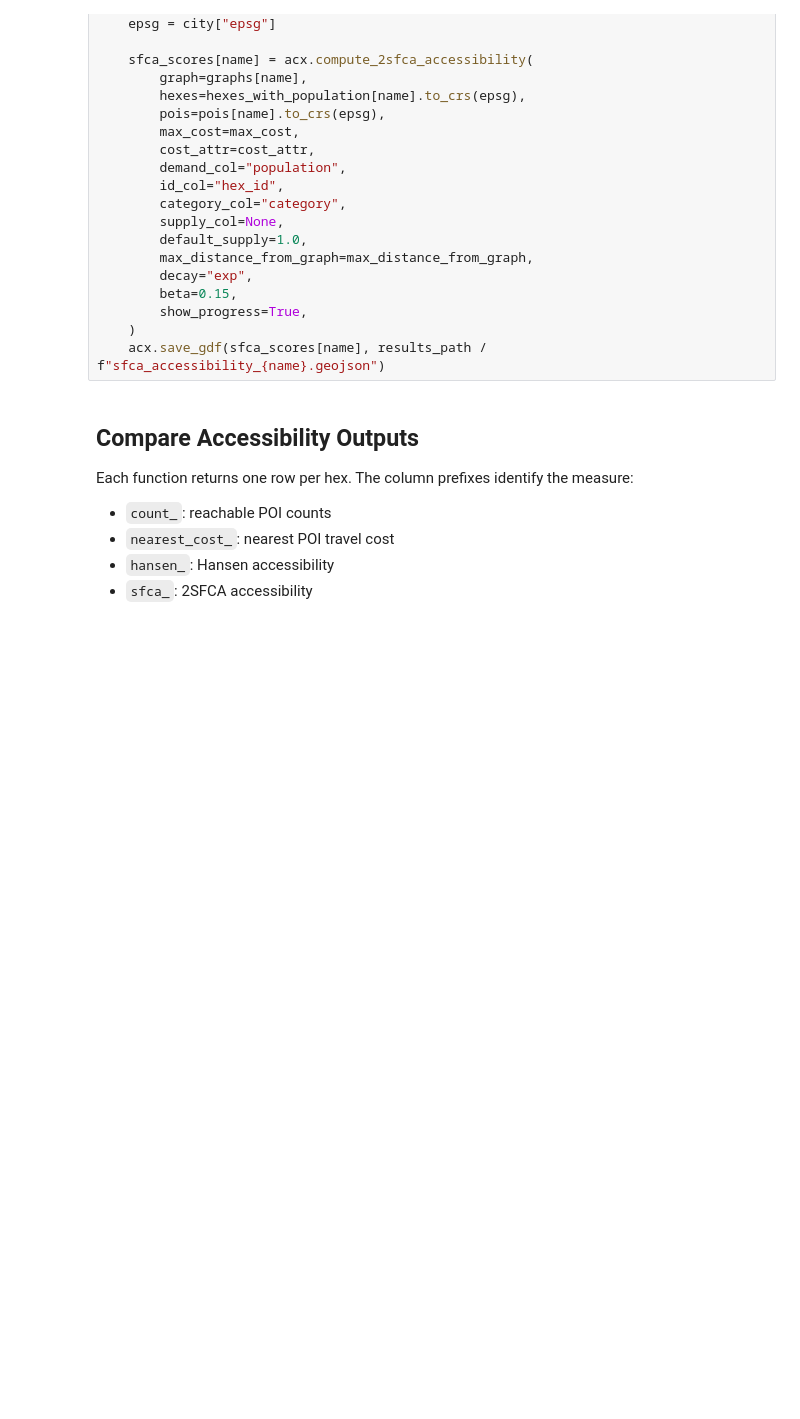
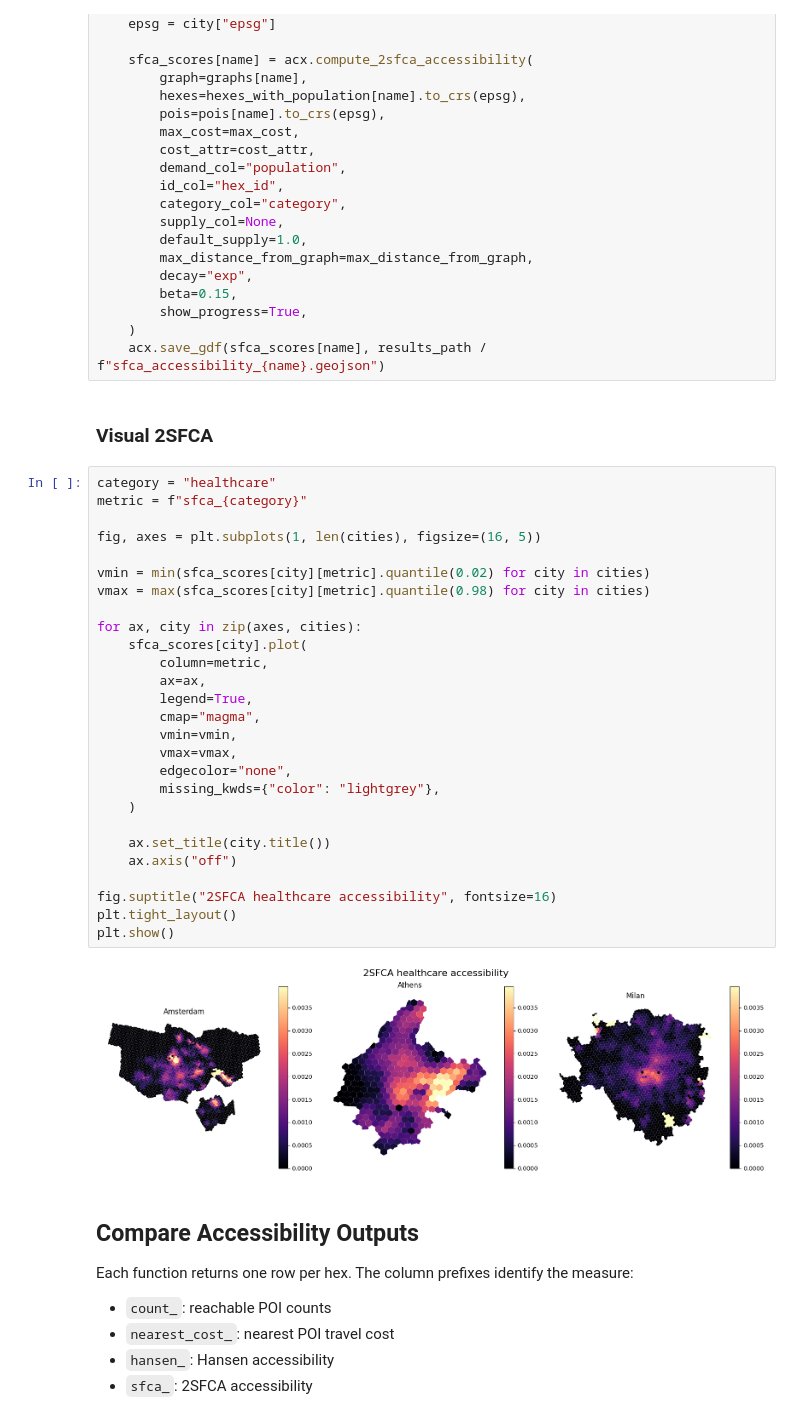
Before and after one commit to TransformTransport/accessX, a Jupyter notebook: notebooks/case_study_accessibility.ipynb, the cells around one changed output. Saved outputs shown, nothing was run; the diff lists cells and outputs as text; blank space fills up the shorter version.

```diff
--- a/notebooks/case_study_accessibility.ipynb
+++ b/notebooks/case_study_accessibility.ipynb
@@ -330,6 +442,37 @@ for city in city_data:
         show_progress=True,
     )
     acx.save_gdf(sfca_scores[name], results_path / f"sfca_accessibility_{name}.geojson")
+# %% [markdown]
+### Visual 2SFCA
+# %%
+category = "healthcare"
+metric = f"sfca_{category}"
+
+fig, axes = plt.subplots(1, len(cities), figsize=(16, 5))
+
+vmin = min(sfca_scores[city][metric].quantile(0.02) for city in cities)
+vmax = max(sfca_scores[city][metric].quantile(0.98) for city in cities)
+
+for ax, city in zip(axes, cities):
+    sfca_scores[city].plot(
+        column=metric,
+        ax=ax,
+        legend=True,
+        cmap="magma",
+        vmin=vmin,
+        vmax=vmax,
+        edgecolor="none",
+        missing_kwds={"color": "lightgrey"},
+    )
+
+    ax.set_title(city.title())
+    ax.axis("off")
+
+fig.suptitle("2SFCA healthcare accessibility", fontsize=16)
+plt.tight_layout()
+plt.show()
+# %% [output]
+[figure, added]
 # %% [markdown]
 ## Compare Accessibility Outputs
 
```
Also changed, not shown: parts of 14 cells of this notebook.
